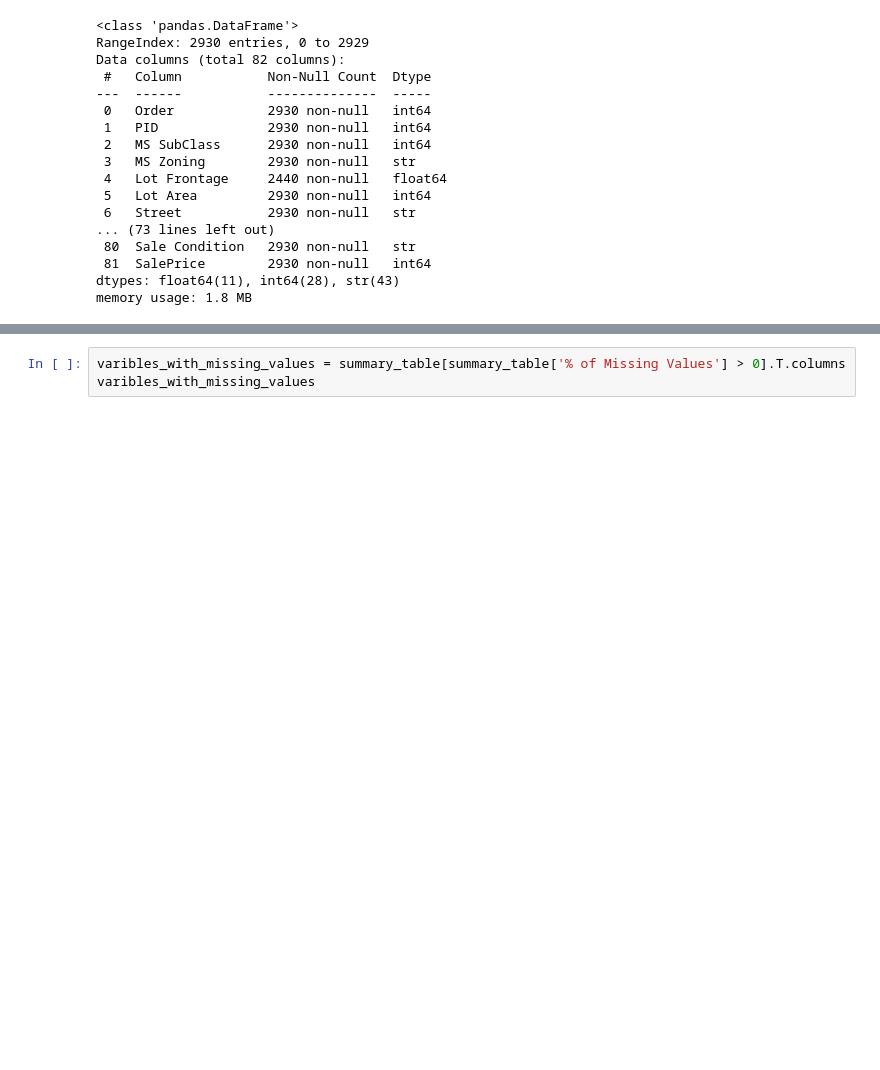
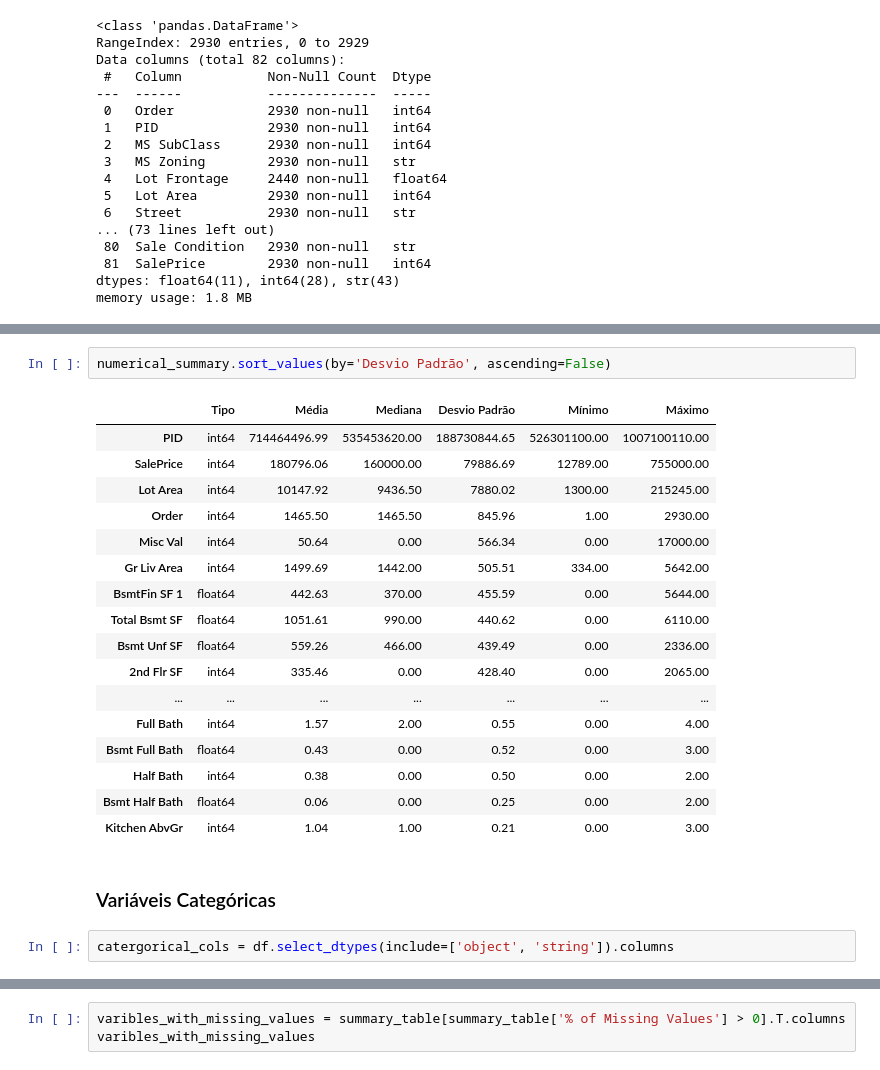
Before and after one commit to Ericaligle/AH_Project_MSc, a Jupyter notebook: notebooks/AH_project.ipynb, the cells around one changed output, grey strips where cells are left out. Saved outputs shown, nothing was run; the diff lists cells and outputs as text; blank space fills up the shorter version.

```diff
--- a/notebooks/AH_project.ipynb
+++ b/notebooks/AH_project.ipynb
@@ -96,0 +126,24 @@ summary_table
+# %%
+numerical_summary.sort_values(by='Desvio Padrão', ascending=False)
+# %% [output]
+|  | Tipo | Média | Mediana | Desvio Padrão | Mínimo | Máximo |
+| PID | int64 | 714464496.99 | 535453620.00 | 188730844.65 | 526301100.00 | 1007100110.00 |
+| SalePrice | int64 | 180796.06 | 160000.00 | 79886.69 | 12789.00 | 755000.00 |
+| Lot Area | int64 | 10147.92 | 9436.50 | 7880.02 | 1300.00 | 215245.00 |
+| Order | int64 | 1465.50 | 1465.50 | 845.96 | 1.00 | 2930.00 |
+| Misc Val | int64 | 50.64 | 0.00 | 566.34 | 0.00 | 17000.00 |
+| Gr Liv Area | int64 | 1499.69 | 1442.00 | 505.51 | 334.00 | 5642.00 |
+| BsmtFin SF 1 | float64 | 442.63 | 370.00 | 455.59 | 0.00 | 5644.00 |
+| Total Bsmt SF | float64 | 1051.61 | 990.00 | 440.62 | 0.00 | 6110.00 |
+| Bsmt Unf SF | float64 | 559.26 | 466.00 | 439.49 | 0.00 | 2336.00 |
+| 2nd Flr SF | int64 | 335.46 | 0.00 | 428.40 | 0.00 | 2065.00 |
+| ... | ... | ... | ... | ... | ... | ... |
+| Full Bath | int64 | 1.57 | 2.00 | 0.55 | 0.00 | 4.00 |
+| Bsmt Full Bath | float64 | 0.43 | 0.00 | 0.52 | 0.00 | 3.00 |
+| Half Bath | int64 | 0.38 | 0.00 | 0.50 | 0.00 | 2.00 |
+| Bsmt Half Bath | float64 | 0.06 | 0.00 | 0.25 | 0.00 | 2.00 |
+| Kitchen AbvGr | int64 | 1.04 | 1.00 | 0.21 | 0.00 | 3.00 |
+# %% [markdown]
+### Variáveis Categóricas
+# %%
+catergorical_cols = df.select_dtypes(include=['object', 'string']).columns
```
Also changed, not shown: parts of 30 cells of this notebook, 1 other file.
